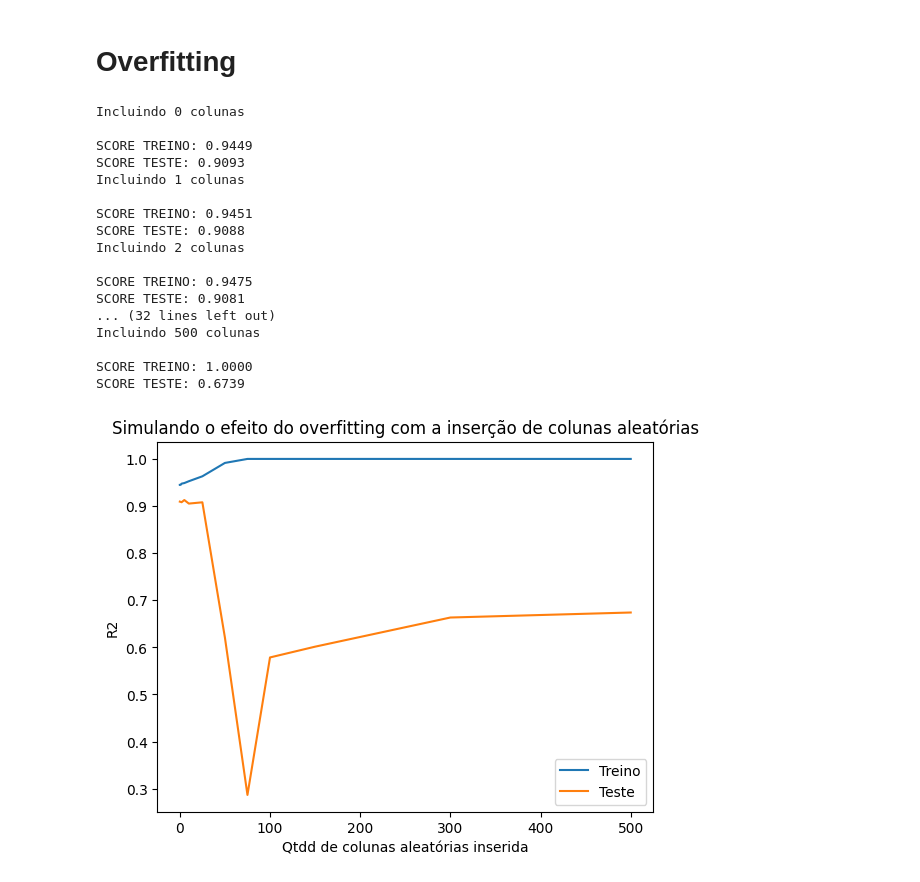
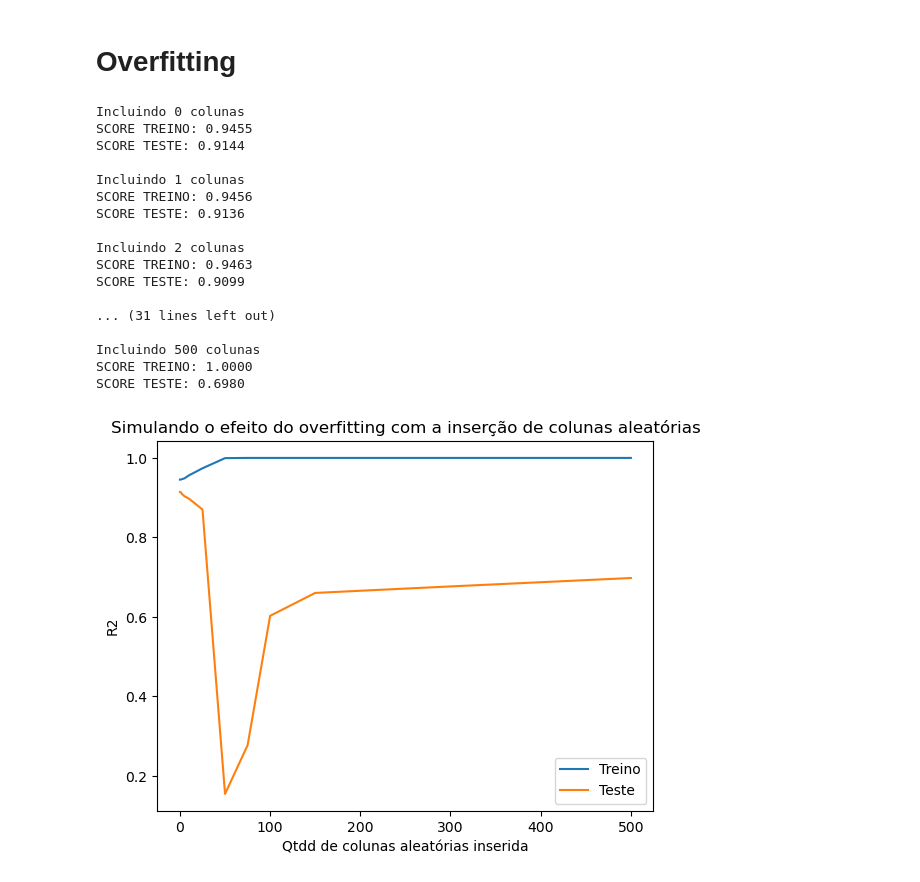
Before and after one commit to EduPekUfpr/PythonProject, a Jupyter notebook: LDS_TrainTestSplit.ipynb, the cells around one changed output. Drawn from its saved outputs; the diff is of its cells as text; code cells hidden in the pictures.

```diff
--- a/LDS_TrainTestSplit.ipynb
+++ b/LDS_TrainTestSplit.ipynb
@@ -75,7 +75,7 @@ label_binarizer.fit(dicotomica)
 df_dummy['num-of-doors'] = label_binarizer.transform(dicotomica)
 
 # renomeando as marcas
-df_dummy['make'].replace({'bmw':'BMW', 'doge': 'dodge', 'VW':'volkswagen', 'volv1':'volvo' }, inplace = True)
+df_dummy['make'] = df_dummy['make'].replace({'bmw':'BMW', 'doge': 'dodge', 'VW':'volkswagen', 'volv1':'volvo' })
 
 # Crie uma instância do codificador OneHotEncoder
 encoder = OneHotEncoder()
@@ -279,7 +272,7 @@ for c in col_random:
     X = pd.concat([X, pd.DataFrame(new_cols)], axis=1)
 
     # Split the data into training and testing sets
-    X_train, X_test, Y_train, Y_test = train_test_split(X, Y, test_size=0.25, random_state=42)
+    X_train, X_test, Y_train, Y_test = train_test_split(X, Y, test_size=0.33, random_state=42)
 
     # lm_over
     lm_over = LinearRegression()
@@ -288,45 +281,45 @@ for c in col_random:
     # Treinando o modelo
     lm_over.fit(X_train, Y_train)
 
     # Exibindo o R^2
-    print(f"Incluindo {c} colunas\n")
+    print(f"Incluindo {c} colunas")
 
     R2_train = lm_over.score(X_train,Y_train)
     print("SCORE TREINO: %.4f" % R2_train)
     r2_list_train.append(R2_train)
 
     R2_test = lm_over.score(X_test,Y_test)
-    print("SCORE TESTE: %.4f" % R2_test)
+    print("SCORE TESTE: %.4f\n" % R2_test)
     r2_list_test.append(R2_test)
 
 sns.lineplot(x=col_random, y=r2_list_train, label="Treino")
 sns.lineplot(x=col_random, y=r2_list_test, label="Teste")
 
 plt.title("Simulando o efeito do overfitting com a inserção de colunas aleatórias")
 plt.xlabel("Qtdd de colunas aleatórias inserida")
 plt.ylabel("R2")
 
 plt.legend()
 plt.show()
 # %% [output]
 Incluindo 0 colunas
+SCORE TREINO: 0.9455
+SCORE TESTE: 0.9144
 
-SCORE TREINO: 0.9449
-SCORE TESTE: 0.9093
 Incluindo 1 colunas
+SCORE TREINO: 0.9456
+SCORE TESTE: 0.9136
 
-SCORE TREINO: 0.9451
-SCORE TESTE: 0.9088
 Incluindo 2 colunas
+SCORE TREINO: 0.9463
+SCORE TESTE: 0.9099
 
-SCORE TREINO: 0.9475
-SCORE TESTE: 0.9081
-... (32 lines left out)
+... (31 lines left out)
+
 Incluindo 500 colunas
-
 SCORE TREINO: 1.0000
-SCORE TESTE: 0.6739
+SCORE TESTE: 0.6980
-[figure, old version]
+[figure, new version]
 # %% [markdown]
 ## Fique Conectado
 
```
Also changed, not shown: parts of 4 cells of this notebook, 3 other files.
